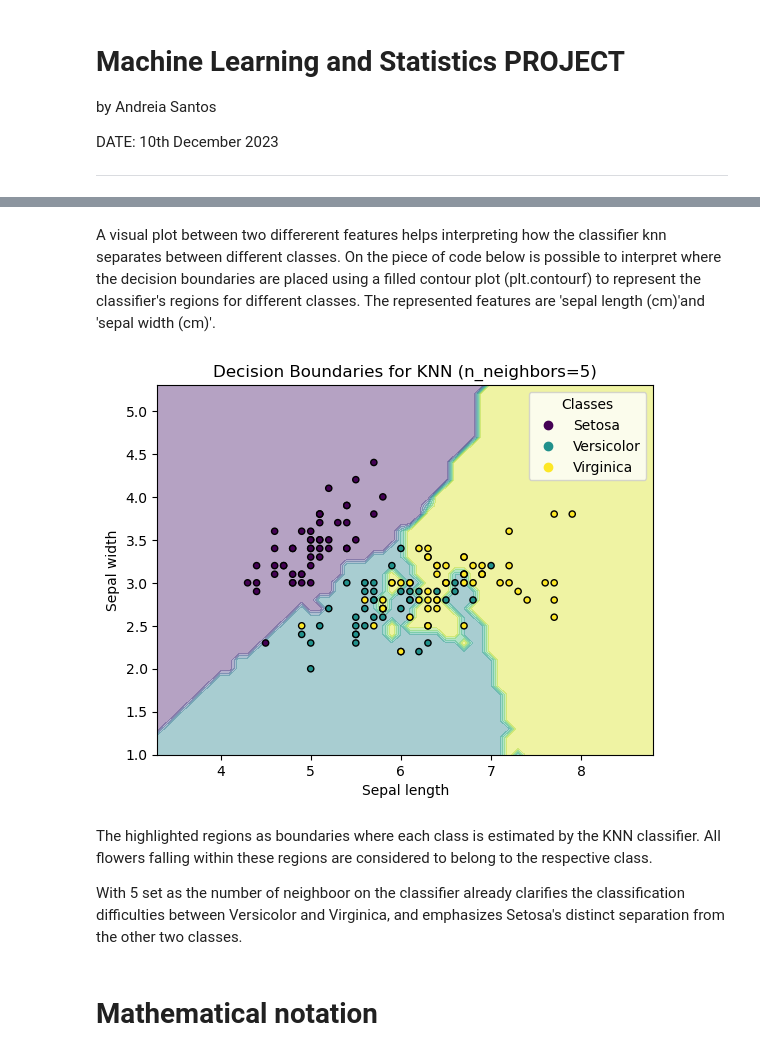
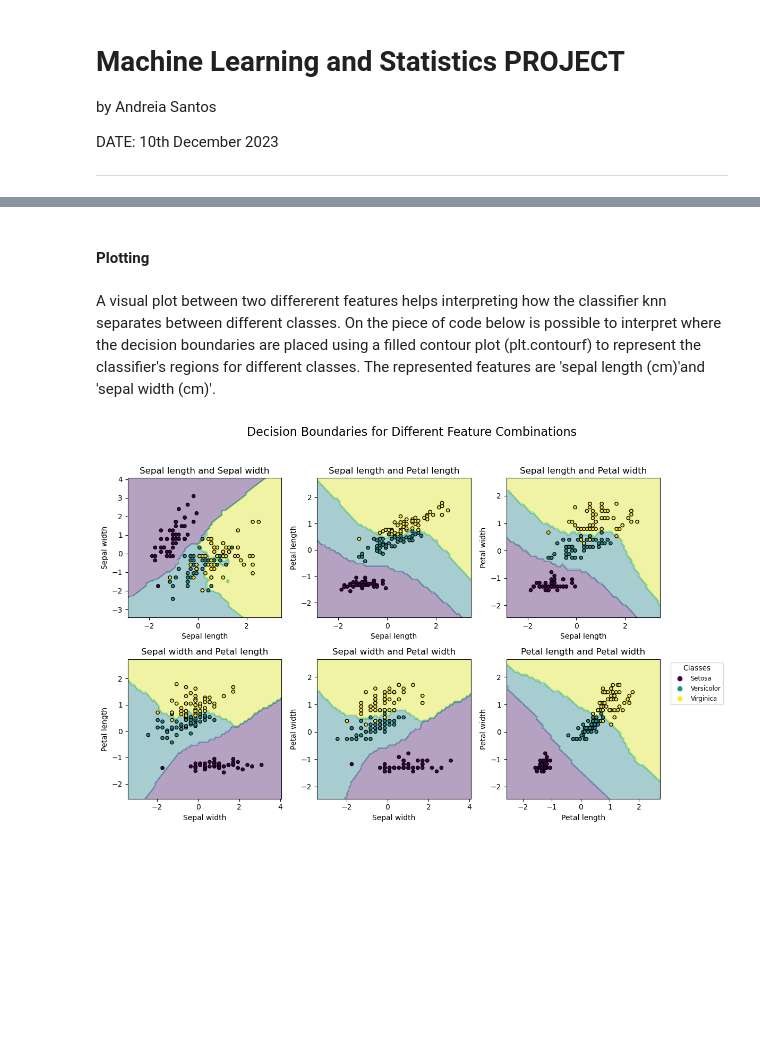
Before and after one commit to andreiandrade7/MACHINE-LEARNING-AND-STATISTICS, a Jupyter notebook: project.ipynb, the cells around one changed output, grey strips where cells are left out. Cells and saved outputs as stored; diff of their text form; code cells hidden in the pictures; blank space fills up the shorter version.

Commit message:
graphics, normalization, splitting data

```diff
--- a/project.ipynb
+++ b/project.ipynb
@@ -149,0 +236,8 @@ Name: class, Length: 150, dtype: int32
+# %%
+# Splitting data between train and test dataset (80% train, 20% test).
+# In order to keep the splitting consistent ensuring reproducible outcomes everytime the code is run the "train_test_split" function is set with a fixed seed of 30
+
+X_train, X_test, y_train, y_test = train_test_split(X_normalized, y, test_size=0.2 , random_state=30)
+
+X_normalized_array = X_normalized.values
+print(X_normalized_array )
@@ -150,34 +447,51 @@ Name: class, Length: 150, dtype: int32
+# %% [markdown]
+#### __Plotting__
 # %% [markdown]
 A visual plot between two differerent features helps interpreting how the classifier knn separates between different classes. On the piece of code below is possible to interpret where the  decision boundaries are placed using a filled contour plot (plt.contourf) to represent the classifier's regions for different classes. The represented features are 'sepal length (cm)'and 'sepal width (cm)'.
 # %%
+# Define feature names
+feature_names = ['Sepal length', 'Sepal width', 'Petal length', 'Petal width']
 
-# Plotting decision boundaries for the first two features
-X_visualize = iris.data[:, :2]  # Considering only the first two features for visualization
-clf_visualize = KNeighborsClassifier(n_neighbors=5)
-clf_visualize.fit(X_visualize, iris.target)
+# Get all combinations of the first two features among the four descriptors
+feature_combinations = list(combinations(range(4), 2))
 
-x_min, x_max = X_visualize[:, 0].min() - 1, X_visualize[:, 0].max() + 1
-y_min, y_max = X_visualize[:, 1].min() - 1, X_visualize[:, 1].max() + 1
-xx, yy = np.meshgrid(np.arange(x_min, x_max, 0.1),
-                     np.arange(y_min, y_max, 0.1))
-Z = clf_visualize.predict(np.c_[xx.ravel(), yy.ravel()])
-Z = Z.reshape(xx.shape)
+# Plot decision boundaries for each combination of features
+plt.figure(figsize=(12, 8))  # Set the figure size to avoid overlapping titles
+plt.suptitle("Decision Boundaries for Different Feature Combinations", fontsize=16)  # Add main title
 
-# Create a scatter plot with legend for classes
-plt.contourf(xx, yy, Z, alpha=0.4)
-scatter = plt.scatter(X_visualize[:, 0], X_visualize[:, 1], c=iris.target, s=20, edgecolor='k')
-plt.xlabel('Sepal length')
-plt.ylabel('Sepal width')
-plt.title('Decision Boundaries for KNN (n_neighbors=5)')
+for i, features in enumerate(feature_combinations, start=1):
+    X_visualize = X_normalized_array[:, features]  # Select features for visualization
+
+
+    clf_visualize = KNeighborsClassifier(n_neighbors=9)  # Set kNN classifier to 9 neighbors
+    clf_visualize.fit(X_visualize, iris.target)
+
+    # Determine the boundaries for the plot based on feature ranges
+    x_min, x_max = X_visualize[:, 0].min() - 1, X_visualize[:, 0].max() + 1  # Determine x-axis limits
+    y_min, y_max = X_visualize[:, 1].min() - 1, X_visualize[:, 1].max() + 1  # Determine y-axis limits
+
+    # Create a meshgrid to generate points across the feature space
+    # Meshgrid helps create a grid of coordinates using ranges determined above
+    xx, yy = np.meshgrid(np.arange(x_min, x_max, 0.1), np.arange(y_min, y_max, 0.1))  # Create meshgrid
+
+    # Predict the class labels for each point in the meshgrid using the classifier
+    Z = clf_visualize.predict(np.c_[xx.ravel(), yy.ravel()])  # Predict using all the points in the grid
+    Z = Z.reshape(xx.shape)  # Reshape prediction values to match the meshgrid shape for plotting
+
+
+    # Plot decision boundaries
+    plt.subplot(2, 3, i)
+    plt.contourf(xx, yy, Z, alpha=0.4)
+    scatter = plt.scatter(X_visualize[:, 0], X_visualize[:, 1], c=iris.target, s=20, edgecolor='k')
+    plt.xlabel(feature_names[features[0]])  # Replace feature index with feature name
+    plt.ylabel(feature_names[features[1]])  # Replace feature index with feature name
+    plt.title(f'{feature_names[features[0]]} and {feature_names[features[1]]}')
 
 # Create a legend based on the target classes
-legend = plt.legend(handles=scatter.legend_elements()[0], labels=['Setosa', 'Versicolor', 'Virginica'], title='Classes')
+plt.legend(handles=scatter.legend_elements()[0], labels=['Setosa', 'Versicolor', 'Virginica'], title='Classes', bbox_to_anchor=(1.05, 1), loc='upper left', fontsize='small')
+
+# Adjust layout and show the plot
+plt.tight_layout(rect=[0, 0.03, 1, 0.95])  # Add space for the main title
 plt.show()
 # %% [output]
-[figure, old version]
+[figure, new version]
-# %% [markdown]
-The highlighted regions as boundaries where each class is estimated by the KNN classifier. All flowers falling within these regions are considered to belong to the respective class.
-
-With 5 set as the number of neighboor on the classifier already clarifies the classification difficulties between Versicolor and Virginica, and emphasizes Setosa's distinct separation from the other two classes.
-# %% [markdown]
-# Mathematical notation
```
Also changed, not shown: parts of 50 cells of this notebook, 6 other files.
